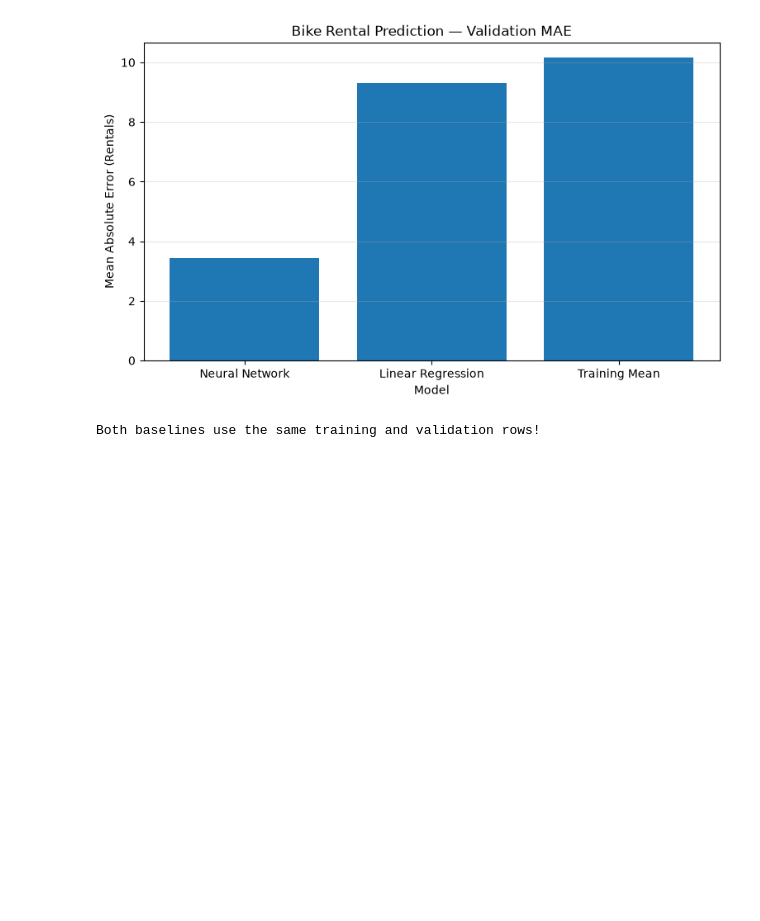
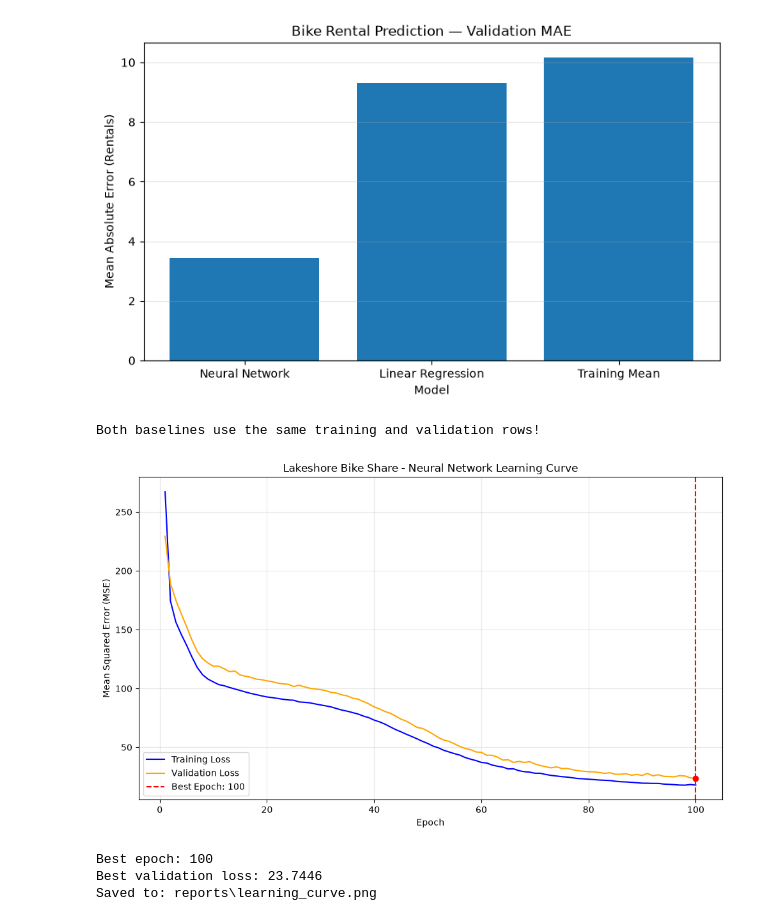
Before and after one commit to Arte8/lab7LBS, a Jupyter notebook: analysis.ipynb, the cells around one changed output. Saved outputs shown, nothing was run; the diff lists cells and outputs as text; code cells hidden in the pictures; blank space fills up the shorter version.

```diff
--- a/analysis.ipynb
+++ b/analysis.ipynb
@@ -709,3 +709,73 @@ assert X_val_prepared.shape[0] == len(y_val)
 print("Both baselines use the same training and validation rows!")
 # %% [output]
 Both baselines use the same training and validation rows!
+# %%
+import matplotlib.pyplot as plt
+from pathlib import Path
+
+# Identify the epoch with the lowest validation loss
+best_idx = history["val_loss"].idxmin()
+best_epoch = int(history.loc[best_idx, "epoch"])
+best_val_loss = history.loc[best_idx, "val_loss"]
+
+# Create learning curve
+plt.figure(figsize=(10, 6))
+
+plt.plot(
+    history["epoch"],
+    history["train_loss"],
+    label="Training Loss",
+    color="blue"
+)
+
+plt.plot(
+    history["epoch"],
+    history["val_loss"],
+    label="Validation Loss",
+    color="orange"
+)
+
+# Mark the best epoch
+plt.axvline(
+    x=best_epoch,
+    color="red",
+    linestyle="--",
+    label=f"Best Epoch: {best_epoch}"
+)
+
+plt.scatter(
+    best_epoch,
+    best_val_loss,
+    color="red",
+    zorder=5
+)
+
+plt.xlabel("Epoch")
+plt.ylabel("Mean Squared Error (MSE)")
+plt.title("Lakeshore Bike Share - Neural Network Learning Curve")
+
+plt.legend()
+plt.grid(True, alpha=0.3)
+plt.tight_layout()
+
+# Create reports directory if needed
+output_path = Path("reports")
+output_path.mkdir(exist_ok=True)
+
+# Save PNG
+plt.savefig(
+    output_path / "learning_curve.png",
+    dpi=300,
+    bbox_inches="tight"
+)
+
+plt.show()
+
+print("Best epoch:", best_epoch)
+print("Best validation loss:", round(best_val_loss, 4))
+print("Saved to:", output_path / "learning_curve.png")
+# %% [output]
+[figure, added]
+Best epoch: 100
+Best validation loss: 23.7446
+Saved to: reports\learning_curve.png
```
Also changed, not shown: parts of 1 cell of this notebook, 1 other file.
